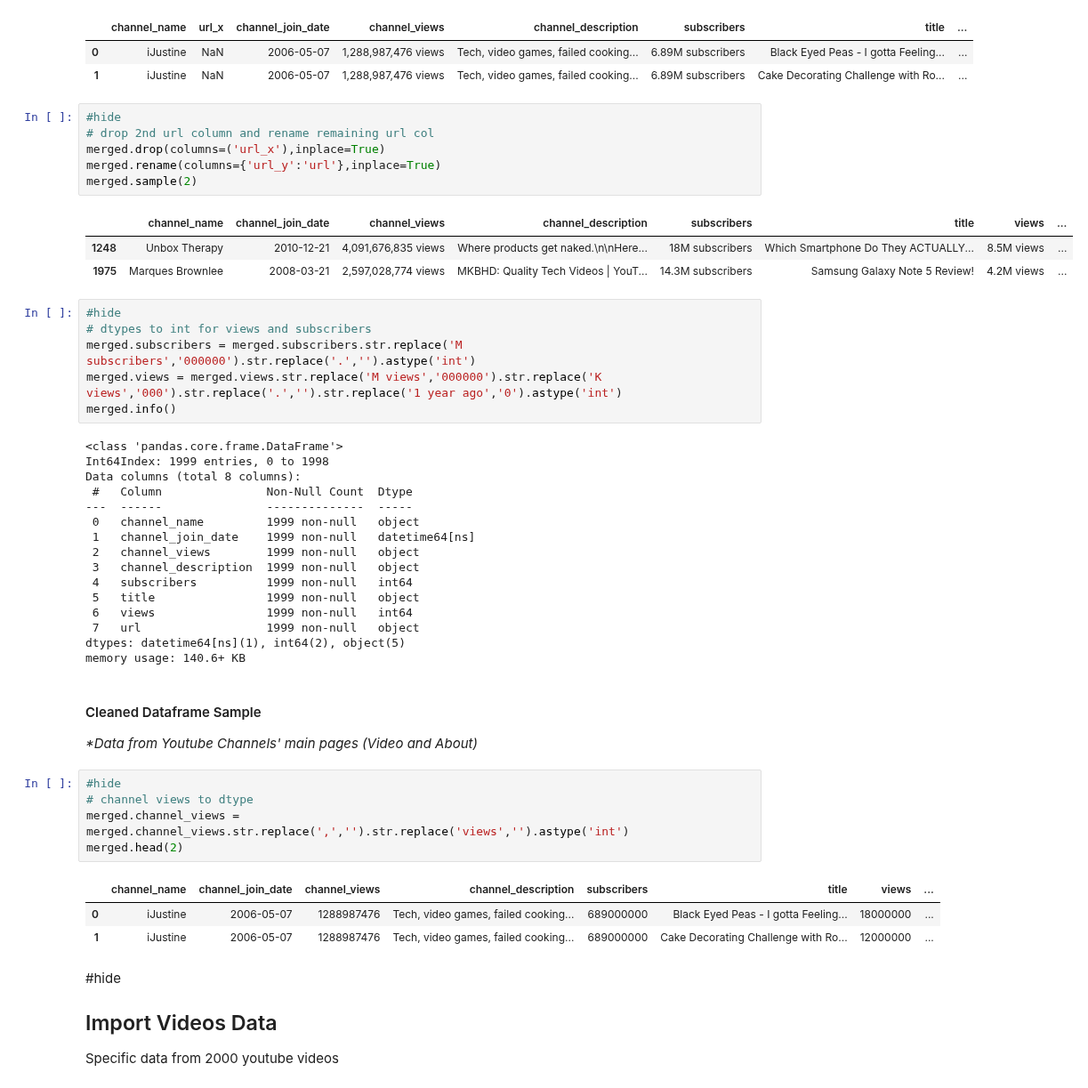
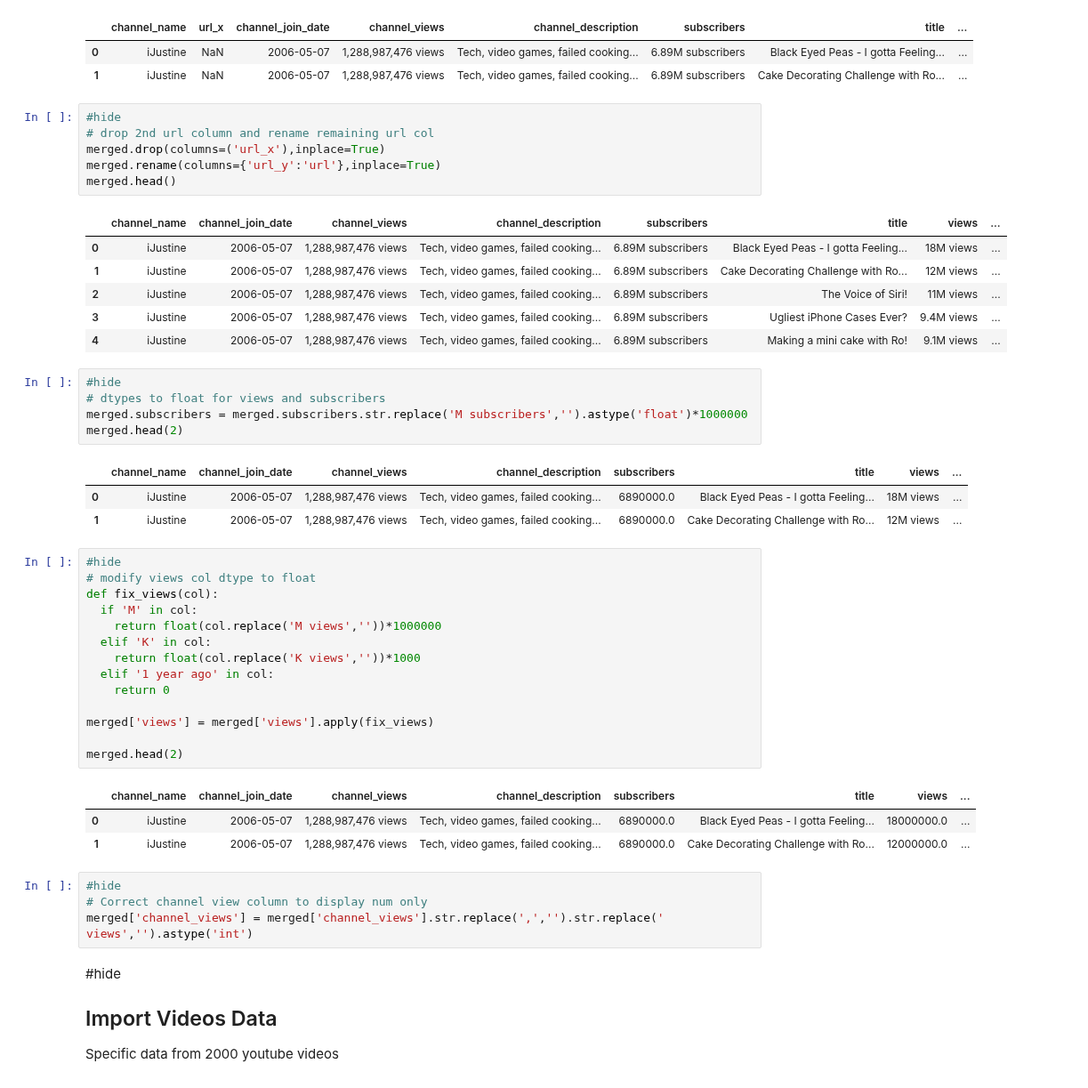
Before and after one commit to drusho/blog, a Jupyter notebook: _notebooks/2021-07-20-webscrapping-youtube.ipynb, the cells around one changed output. Shown at 89% size. Saved outputs shown, nothing was run; the diff lists cells and outputs as text.

```diff
--- a/_notebooks/2021-07-20-webscrapping-youtube.ipynb
+++ b/_notebooks/2021-07-20-webscrapping-youtube.ipynb
@@ -96,48 +96,47 @@ merged.head(2)
 # %%
 #hide
 # drop 2nd url column and rename remaining url col
 merged.drop(columns=('url_x'),inplace=True)
 merged.rename(columns={'url_y':'url'},inplace=True)
-merged.sample(2)
+merged.head()
 # %% [output]
 |  | channel_name | channel_join_date | channel_views | channel_description | subscribers | title | views | ... |
-| 1248 | Unbox Therapy | 2010-12-21 | 4,091,676,835 views | Where products get naked.\n\nHere... | 18M subscribers | Which Smartphone Do They ACTUALLY... | 8.5M views | ... |
-| 1975 | Marques Brownlee | 2008-03-21 | 2,597,028,774 views | MKBHD: Quality Tech Videos | YouT... | 14.3M subscribers | Samsung Galaxy Note 5 Review! | 4.2M views | ... |
+| 0 | iJustine | 2006-05-07 | 1,288,987,476 views | Tech, video games, failed cooking... | 6.89M subscribers | Black Eyed Peas - I gotta Feeling... | 18M views | ... |
+| 1 | iJustine | 2006-05-07 | 1,288,987,476 views | Tech, video games, failed cooking... | 6.89M subscribers | Cake Decorating Challenge with Ro... | 12M views | ... |
+| 2 | iJustine | 2006-05-07 | 1,288,987,476 views | Tech, video games, failed cooking... | 6.89M subscribers | The Voice of Siri! | 11M views | ... |
+| 3 | iJustine | 2006-05-07 | 1,288,987,476 views | Tech, video games, failed cooking... | 6.89M subscribers | Ugliest iPhone Cases Ever? | 9.4M views | ... |
+| 4 | iJustine | 2006-05-07 | 1,288,987,476 views | Tech, video games, failed cooking... | 6.89M subscribers | Making a mini cake with Ro! | 9.1M views | ... |
 # %%
 #hide
-# dtypes to int for views and subscribers
-merged.subscribers = merged.subscribers.str.replace('M subscribers','000000').str.replace('.','').astype('int')
-merged.views = merged.views.str.replace('M views','000000').str.replace('K views','000').str.replace('.','').str.replace('1 year ago','0').astype('int')
-merged.info()
+# dtypes to float for views and subscribers
+merged.subscribers = merged.subscribers.str.replace('M subscribers','').astype('float')*1000000
+merged.head(2)
 # %% [output]
-<class 'pandas.core.frame.DataFrame'>
-Int64Index: 1999 entries, 0 to 1998
-Data columns (total 8 columns):
- #   Column               Non-Null Count  Dtype
----  ------               --------------  -----
- 0   channel_name         1999 non-null   object
- 1   channel_join_date    1999 non-null   datetime64[ns]
- 2   channel_views        1999 non-null   object
- 3   channel_description  1999 non-null   object
- 4   subscribers          1999 non-null   int64
- 5   title                1999 non-null   object
- 6   views                1999 non-null   int64
- 7   url                  1999 non-null   object
-dtypes: datetime64[ns](1), int64(2), object(5)
-memory usage: 140.6+ KB
+|  | channel_name | channel_join_date | channel_views | channel_description | subscribers | title | views | ... |
+| 0 | iJustine | 2006-05-07 | 1,288,987,476 views | Tech, video games, failed cooking... | 6890000.0 | Black Eyed Peas - I gotta Feeling... | 18M views | ... |
+| 1 | iJustine | 2006-05-07 | 1,288,987,476 views | Tech, video games, failed cooking... | 6890000.0 | Cake Decorating Challenge with Ro... | 12M views | ... |
-# %% [markdown]
-#### Cleaned Dataframe Sample
-
-_*Data from Youtube Channels' main pages (Video and About)_
+# %%
+#hide
+# modify views col dtype to float
+def fix_views(col):
+  if 'M' in col:
+    return float(col.replace('M views',''))*1000000
+  elif 'K' in col:
+    return float(col.replace('K views',''))*1000
+  elif '1 year ago' in col:
+    return 0
+
+merged['views'] = merged['views'].apply(fix_views)
+
+merged.head(2)
+# %% [output]
+|  | channel_name | channel_join_date | channel_views | channel_description | subscribers | title | views | ... |
+| 0 | iJustine | 2006-05-07 | 1,288,987,476 views | Tech, video games, failed cooking... | 6890000.0 | Black Eyed Peas - I gotta Feeling... | 18000000.0 | ... |
+| 1 | iJustine | 2006-05-07 | 1,288,987,476 views | Tech, video games, failed cooking... | 6890000.0 | Cake Decorating Challenge with Ro... | 12000000.0 | ... |
 # %%
 #hide
-# channel views to dtype
-merged.channel_views = merged.channel_views.str.replace(',','').str.replace('views','').astype('int')
-merged.head(2)
+# Correct channel view column to display num only
+merged['channel_views'] = merged['channel_views'].str.replace(',','').str.replace(' views','').astype('int')
-# %% [output]
-|  | channel_name | channel_join_date | channel_views | channel_description | subscribers | title | views | ... |
-| 0 | iJustine | 2006-05-07 | 1288987476 | Tech, video games, failed cooking... | 689000000 | Black Eyed Peas - I gotta Feeling... | 18000000 | ... |
-| 1 | iJustine | 2006-05-07 | 1288987476 | Tech, video games, failed cooking... | 689000000 | Cake Decorating Challenge with Ro... | 12000000 | ... |
 # %% [markdown]
 #hide
 ## Import Videos Data
```
Also changed, not shown: parts of 18 cells of this notebook.
